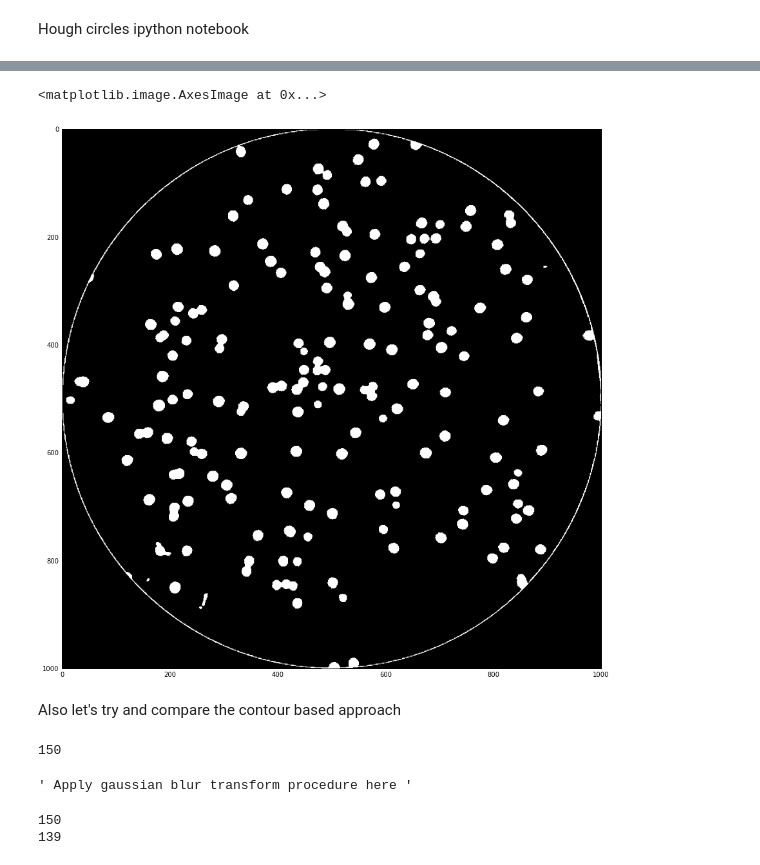
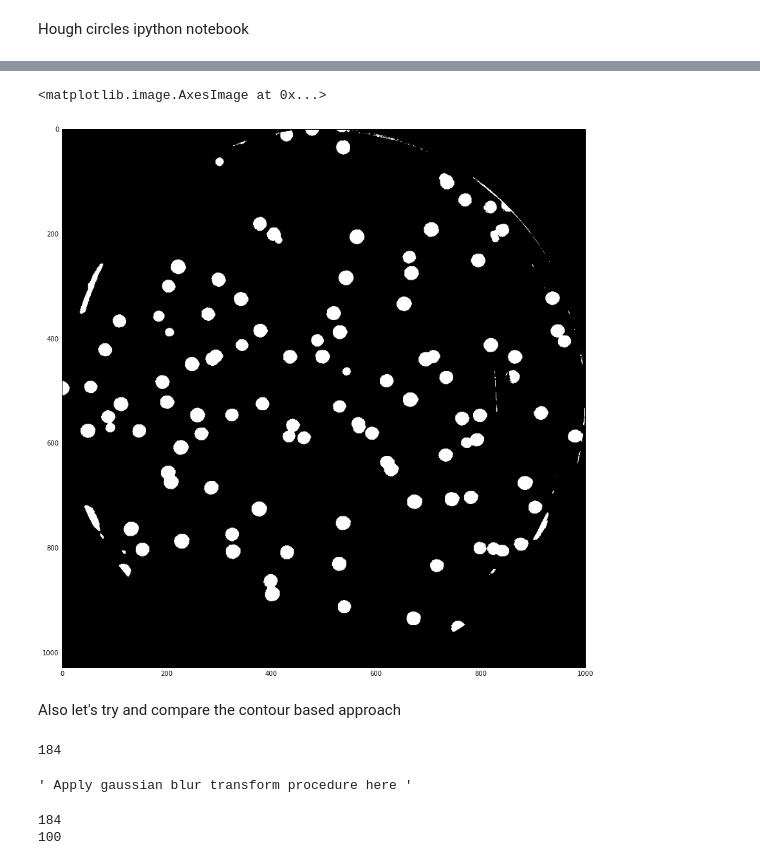
Before and after one commit to thegreatshasha/dopencv, a Jupyter notebook: ContourNotebook.ipynb, the cells around one changed output, grey strips where cells are left out. Drawn from its saved outputs; the diff is of its cells as text; code cells hidden in the pictures.

```diff
--- a/ContourNotebook.ipynb
+++ b/ContourNotebook.ipynb
@@ -20,7 +20,7 @@ from helpers import scaled_resize
 from custom import *
 rcParams['figure.figsize'] = 15, 15
 # %%
-input_file = "/Users/shashwat/Downloads/cropped images/30 min.tif"
+input_file = "/Users/shashwat/Downloads/cropped images/300 min.jpg"
 
 img_gray = scaled_resize(cv2.imread(input_file, 0), 1000)
 img = scaled_resize(cv2.imread(input_file), 1000)
@@ -32,12 +32,12 @@ plt.imshow(img_gray, cmap='gray')
 # %%
-kernel = cv2.getStructuringElement(cv2.MORPH_ELLIPSE,(25,25))
+kernel = cv2.getStructuringElement(cv2.MORPH_ELLIPSE,(35,35))
 tophat = cv2.morphologyEx(img_gray, cv2.MORPH_TOPHAT, kernel)
 
 rng,img_gray = cv2.threshold(tophat,0,255,cv2.THRESH_OTSU)
 plt.imshow(img_gray, cmap='gray')
 # %% [output]
 <matplotlib.image.AxesImage at 0x...>
-[figure, old version]
+[figure, new version]
 # %% [markdown]
 Also let's try and compare the contour based approach
 # %%
@@ -45,7 +45,7 @@ contours, hier = cv2.findContours(img_gray,mode=cv2.RETR_LIST, method=cv2.CHAIN_
 print len(contours)
 #cv2.drawContours(img, contours, -1, 255, 2)
 # %% [output]
-150
+184
 # %%
 """ Apply gaussian blur transform procedure here """
 #img_gray = cv2.GaussianBlur(img_gray, (9, 9), 2, 2)
@@ -75,8 +75,8 @@ print len(contours)
 print len(cunts)
 cv2.drawContours(img, cunts, -1, 255, 2)
 # %% [output]
-150
-139
+184
+100
 # %%
 plt.imshow(img, cmap='gray')
 # %% [output]
```
Also changed, not shown: parts of 4 cells of this notebook, 18 other files.
